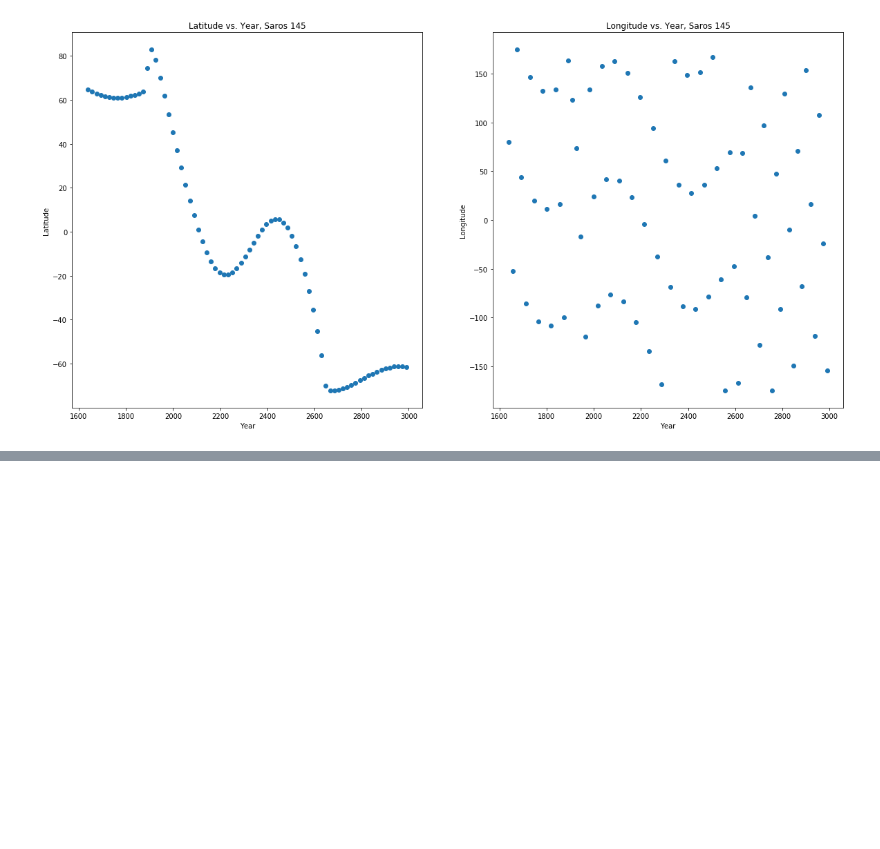
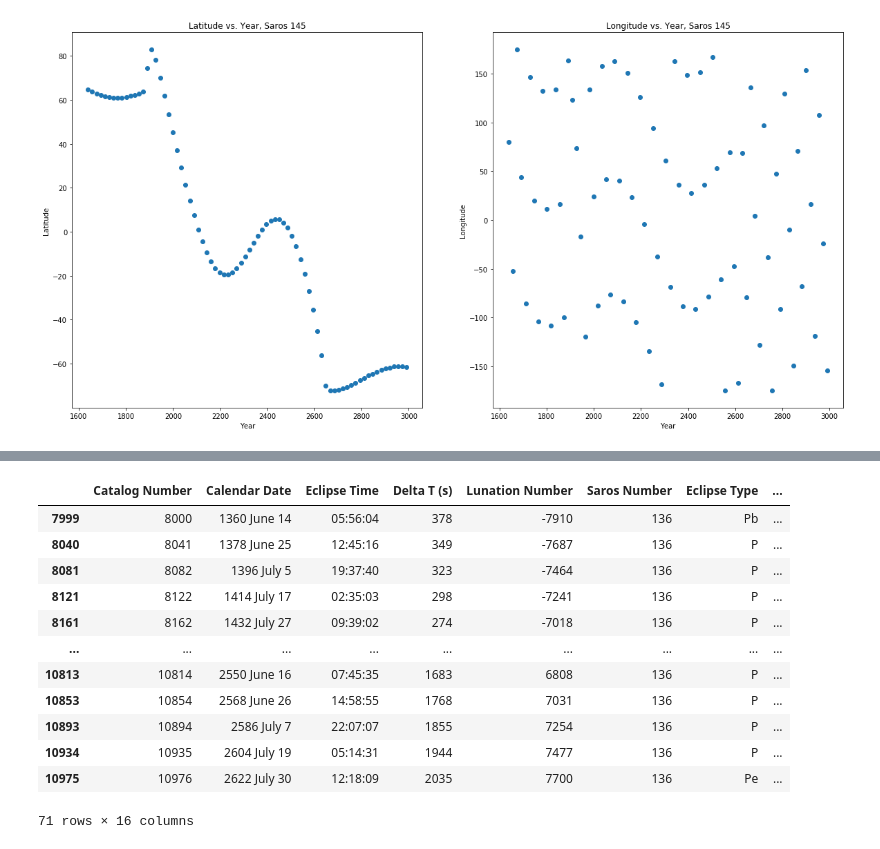
Before and after one commit to Kaahan/skep_project_s_final, a Jupyter notebook: eclipse/predict_eclipse.ipynb, the cells around one changed output, grey strips where cells are left out. Drawn from its saved outputs; the diff is of its cells as text; code cells hidden in the pictures; blank space fills up the shorter version.

```diff
--- a/eclipse/predict_eclipse.ipynb
+++ b/eclipse/predict_eclipse.ipynb
@@ -451,0 +444,20 @@ plot_saros(data, 145)
+# %%
+data = pd.read_csv('solar_eclipse_data.csv')
+data['ISO Date'] = data['Calendar Date'] + ' ' + data['Eclipse Time']
+data['ISO Date'] = data['ISO Date'].apply(lambda x: to_isoformat(x))
+data = data[data['Saros Number'] == 136]
+data
+# %% [output]
+|  | Catalog Number | Calendar Date | Eclipse Time | Delta T (s) | Lunation Number | Saros Number | Eclipse Type | ... |
+| 7999 | 8000 | 1360 June 14 | 05:56:04 | 378 | -7910 | 136 | Pb | ... |
+| 8040 | 8041 | 1378 June 25 | 12:45:16 | 349 | -7687 | 136 | P | ... |
+| 8081 | 8082 | 1396 July 5 | 19:37:40 | 323 | -7464 | 136 | P | ... |
+| 8121 | 8122 | 1414 July 17 | 02:35:03 | 298 | -7241 | 136 | P | ... |
+| 8161 | 8162 | 1432 July 27 | 09:39:02 | 274 | -7018 | 136 | P | ... |
+| ... | ... | ... | ... | ... | ... | ... | ... | ... |
+| 10813 | 10814 | 2550 June 16 | 07:45:35 | 1683 | 6808 | 136 | P | ... |
+| 10853 | 10854 | 2568 June 26 | 14:58:55 | 1768 | 7031 | 136 | P | ... |
+| 10893 | 10894 | 2586 July 7 | 22:07:07 | 1855 | 7254 | 136 | P | ... |
+| 10934 | 10935 | 2604 July 19 | 05:14:31 | 1944 | 7477 | 136 | P | ... |
+| 10975 | 10976 | 2622 July 30 | 12:18:09 | 2035 | 7700 | 136 | Pe | ... |
+71 rows × 16 columns
```
Also changed, not shown: parts of 25 cells of this notebook.
